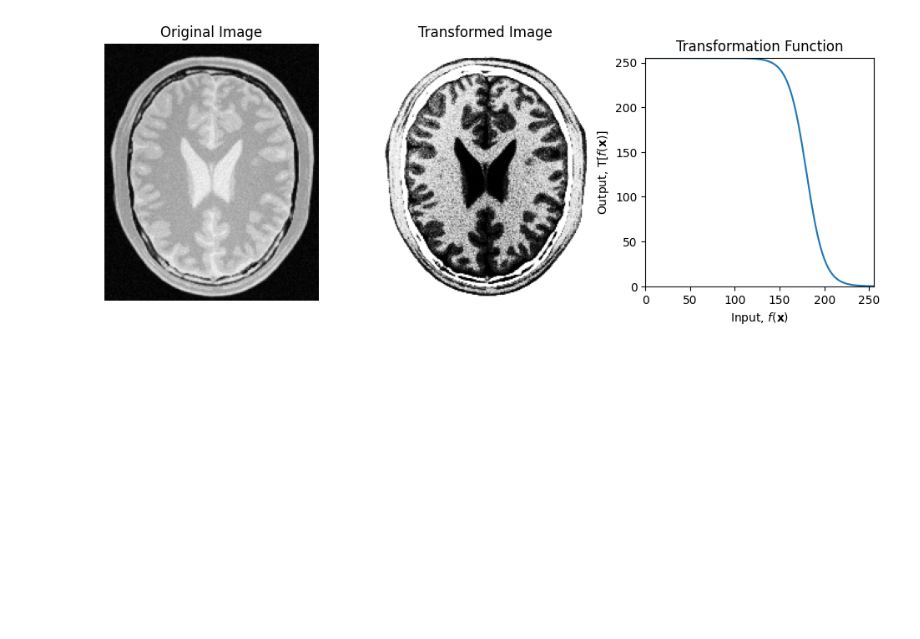
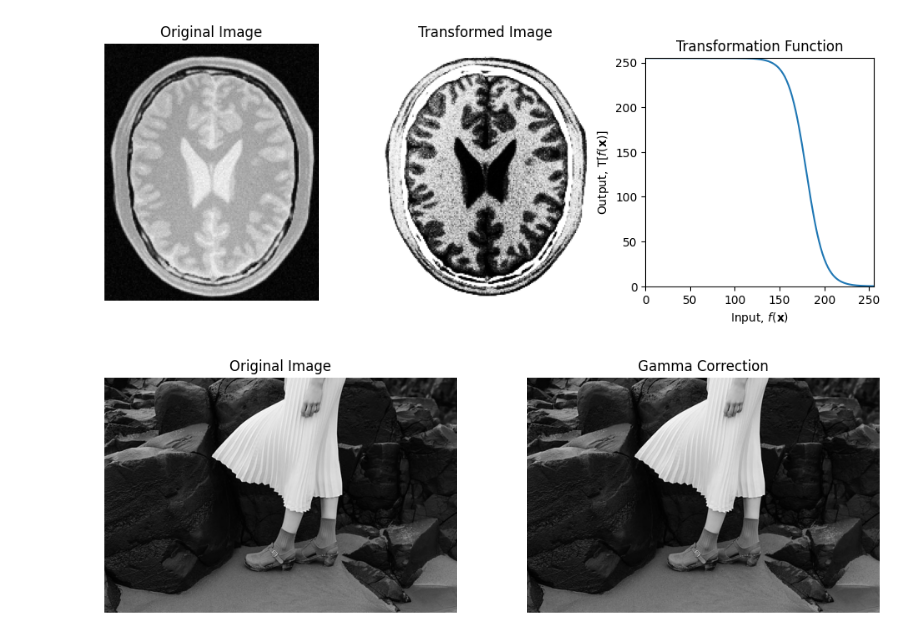
Before and after one commit to AnushkaSamaranayake/-Intensity-Transformations-and-Neighbourhood-Filtering, a Jupyter notebook: test.ipynb, the cells around one changed output. Cells and saved outputs as stored; diff of their text form; code cells hidden in the pictures; blank space fills up the shorter version.

Commit message:
apply linear gamma correction for gamma = 1

```diff
--- a/test.ipynb
+++ b/test.ipynb
@@ -207,0 +202,23 @@ img = cv.imread('a1images/brain_proton_density_slice.png', cv.IMREAD_GRAYSCALE)
+# %%
+import numpy as np
+import matplotlib.pyplot as plt
+import cv2 as cv
+
+img = cv.imread('a1images\highlights_and_shadows.jpg', cv.IMREAD_GRAYSCALE)
+
+#Apply Linear gamma correction
+gamma = 1.0
+
+t = np.array([((i/255.0)**gamma)*255 for i in np.arange(0,256)]).astype('uint8')
+g = cv.LUT(img, t)
+
+fig, ax = plt.subplots(1, 2, figsize=(12, 8))
+ax[0].imshow(img, cmap='gray', vmin=0, vmax=255)
+ax[0].set_title('Original Image')
+ax[1].imshow(g, cmap='gray', vmin=0, vmax=255)
+ax[1].set_title('Gamma Correction')
+for a in ax:
+    a.axis('off')
+plt.show()
+# %% [output]
+[figure, added]
```
Also changed, not shown: parts of 1 cell of this notebook.
